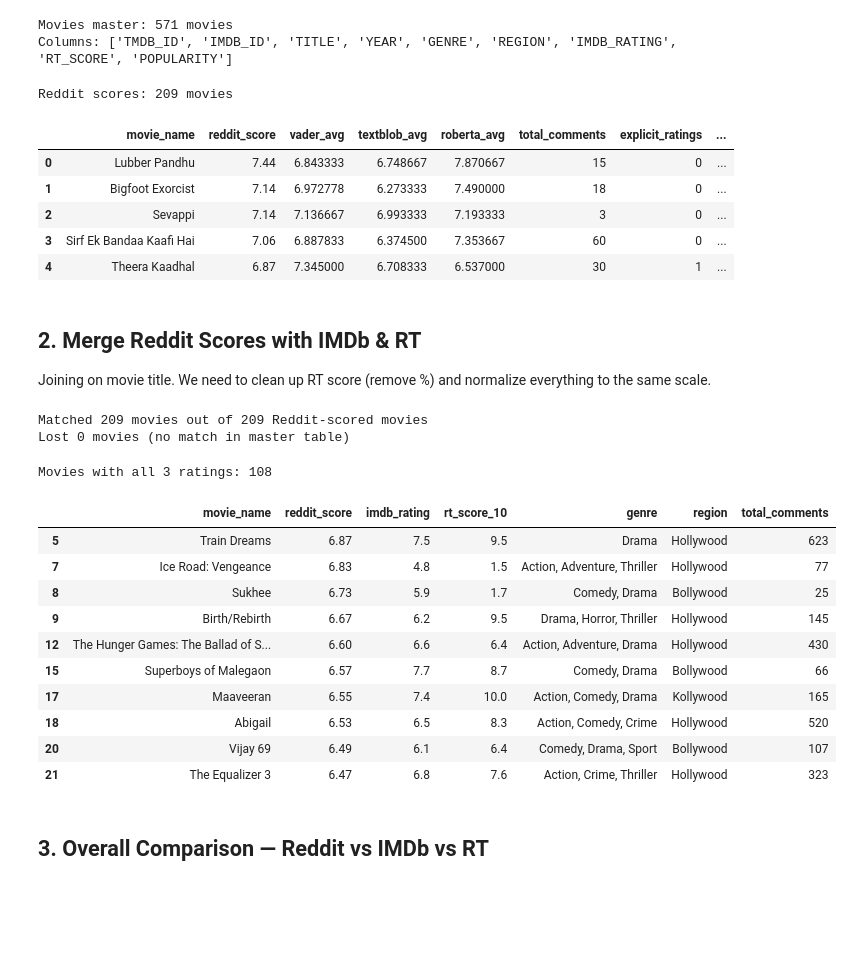
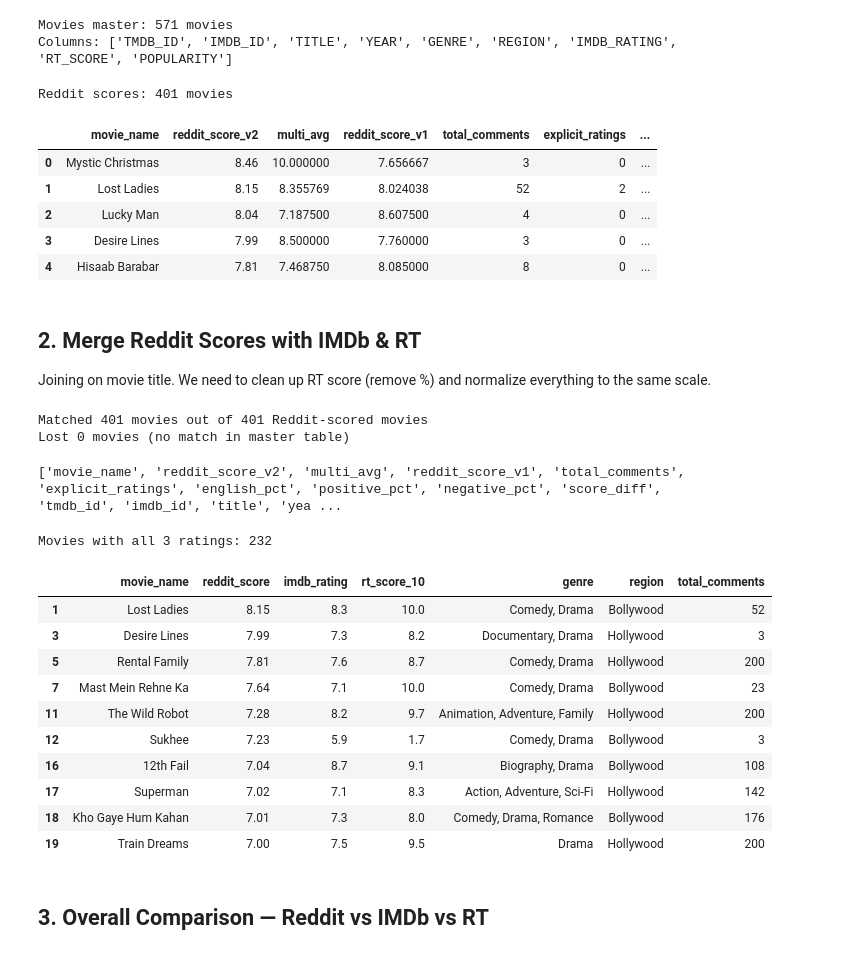
Before and after one commit to athulyabiju23/moviepulse, a Jupyter notebook: platform_comparison.ipynb, the cells around one changed output. Saved outputs shown, nothing was run; the diff lists cells and outputs as text; code cells hidden in the pictures; blank space fills up the shorter version.

Commit message:
v3 scraper, 51k comments, updated sentiment and predictions

```diff
--- a/platform_comparison.ipynb
+++ b/platform_comparison.ipynb
@@ -50,17 +50,17 @@ Movies master: 571 movies
 Columns: ['TMDB_ID', 'IMDB_ID', 'TITLE', 'YEAR', 'GENRE', 'REGION', 'IMDB_RATING', 'RT_SCORE', 'POPULARITY']
 # %%
 # load reddit movie scores from the sentiment analysis
-reddit = pd.read_csv("data/reddit_movie_scores.csv")
+reddit = pd.read_csv("data/reddit_movie_scores_v2.csv")
 print(f"Reddit scores: {len(reddit)} movies")
 reddit.head()
 # %% [output]
-Reddit scores: 209 movies
+Reddit scores: 401 movies
-|  | movie_name | reddit_score | vader_avg | textblob_avg | roberta_avg | total_comments | explicit_ratings | ... |
-| 0 | Lubber Pandhu | 7.44 | 6.843333 | 6.748667 | 7.870667 | 15 | 0 | ... |
-| 1 | Bigfoot Exorcist | 7.14 | 6.972778 | 6.273333 | 7.490000 | 18 | 0 | ... |
-| 2 | Sevappi | 7.14 | 7.136667 | 6.993333 | 7.193333 | 3 | 0 | ... |
-| 3 | Sirf Ek Bandaa Kaafi Hai | 7.06 | 6.887833 | 6.374500 | 7.353667 | 60 | 0 | ... |
-| 4 | Theera Kaadhal | 6.87 | 7.345000 | 6.708333 | 6.537000 | 30 | 1 | ... |
+|  | movie_name | reddit_score_v2 | multi_avg | reddit_score_v1 | total_comments | explicit_ratings | ... |
+| 0 | Mystic Christmas | 8.46 | 10.000000 | 7.656667 | 3 | 0 | ... |
+| 1 | Lost Ladies | 8.15 | 8.355769 | 8.024038 | 52 | 2 | ... |
+| 2 | Lucky Man | 8.04 | 7.187500 | 8.607500 | 4 | 0 | ... |
+| 3 | Desire Lines | 7.99 | 8.500000 | 7.760000 | 3 | 0 | ... |
+| 4 | Hisaab Barabar | 7.81 | 7.468750 | 8.085000 | 8 | 0 | ... |
 # %% [markdown]
 ## 2. Merge Reddit Scores with IMDb & RT
 
@@ -80,40 +80,45 @@ df = reddit.merge(
 print(f"Matched {len(df)} movies out of {len(reddit)} Reddit-scored movies")
 print(f"Lost {len(reddit) - len(df)} movies (no match in master table)")
 # %% [output]
-Matched 209 movies out of 209 Reddit-scored movies
+Matched 401 movies out of 401 Reddit-scored movies
 Lost 0 movies (no match in master table)
+# %%
+print(df.columns.tolist())
+# %% [output]
+['movie_name', 'reddit_score_v2', 'multi_avg', 'reddit_score_v1', 'total_comments', 'explicit_ratings', 'english_pct', 'positive_pct', 'negative_pct', 'score_diff', 'tmdb_id', 'imdb_id', 'title', 'yea ...
 # %%
 # clean RT score — remove % and convert to number
 df["rt_score_num"] = df["rt_score"].str.replace("%", "").astype(float)
 
 # normalize everything to 1-10 scale for fair comparison
 # IMDb is already 1-10
 # RT is 0-100, convert to 1-10
 # Reddit is already 1-10
 
 df["rt_score_10"] = (df["rt_score_num"] / 10).round(2)  # 88% -> 8.8
 df["imdb_rating"] = df["imdb_rating"].astype(float)
+df = df.rename(columns={"reddit_score_v2": "reddit_score"})
 
 # keep only movies where we have all 3 scores
 df = df.dropna(subset=["reddit_score", "imdb_rating", "rt_score_10"])
 print(f"Movies with all 3 ratings: {len(df)}")
 print()
 
 # quick look at the data
 df[["movie_name", "reddit_score", "imdb_rating", "rt_score_10", "genre", "region", "total_comments"]].head(10)
 # %% [output]
-Movies with all 3 ratings: 108
+Movies with all 3 ratings: 232
 |  | movie_name | reddit_score | imdb_rating | rt_score_10 | genre | region | total_comments |
-| 5 | Train Dreams | 6.87 | 7.5 | 9.5 | Drama | Hollywood | 623 |
-| 7 | Ice Road: Vengeance | 6.83 | 4.8 | 1.5 | Action, Adventure, Thriller | Hollywood | 77 |
-| 8 | Sukhee | 6.73 | 5.9 | 1.7 | Comedy, Drama | Bollywood | 25 |
-| 9 | Birth/Rebirth | 6.67 | 6.2 | 9.5 | Drama, Horror, Thriller | Hollywood | 145 |
-| 12 | The Hunger Games: The Ballad of S... | 6.60 | 6.6 | 6.4 | Action, Adventure, Drama | Hollywood | 430 |
-| 15 | Superboys of Malegaon | 6.57 | 7.7 | 8.7 | Comedy, Drama | Bollywood | 66 |
-| 17 | Maaveeran | 6.55 | 7.4 | 10.0 | Action, Comedy, Drama | Kollywood | 165 |
-| 18 | Abigail | 6.53 | 6.5 | 8.3 | Action, Comedy, Crime | Hollywood | 520 |
-| 20 | Vijay 69 | 6.49 | 6.1 | 6.4 | Comedy, Drama, Sport | Bollywood | 107 |
-| 21 | The Equalizer 3 | 6.47 | 6.8 | 7.6 | Action, Crime, Thriller | Hollywood | 323 |
+| 1 | Lost Ladies | 8.15 | 8.3 | 10.0 | Comedy, Drama | Bollywood | 52 |
+| 3 | Desire Lines | 7.99 | 7.3 | 8.2 | Documentary, Drama | Hollywood | 3 |
+| 5 | Rental Family | 7.81 | 7.6 | 8.7 | Comedy, Drama | Hollywood | 200 |
+| 7 | Mast Mein Rehne Ka | 7.64 | 7.1 | 10.0 | Comedy, Drama | Bollywood | 23 |
+| 11 | The Wild Robot | 7.28 | 8.2 | 9.7 | Animation, Adventure, Family | Hollywood | 200 |
+| 12 | Sukhee | 7.23 | 5.9 | 1.7 | Comedy, Drama | Bollywood | 3 |
+| 16 | 12th Fail | 7.04 | 8.7 | 9.1 | Biography, Drama | Bollywood | 108 |
+| 17 | Superman | 7.02 | 7.1 | 8.3 | Action, Adventure, Sci-Fi | Hollywood | 142 |
+| 18 | Kho Gaye Hum Kahan | 7.01 | 7.3 | 8.0 | Comedy, Drama, Romance | Bollywood | 176 |
+| 19 | Train Dreams | 7.00 | 7.5 | 9.5 | Drama | Hollywood | 200 |
 # %% [markdown]
 ## 3. Overall Comparison — Reddit vs IMDb vs RT
 # %%
```
Also changed, not shown: parts of 20 cells of this notebook, 14 other files.
